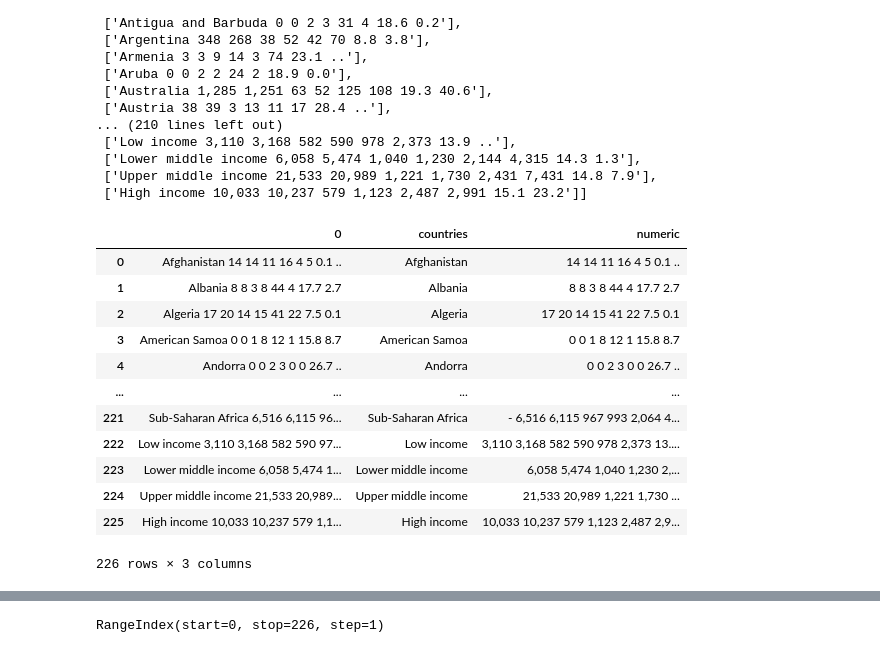
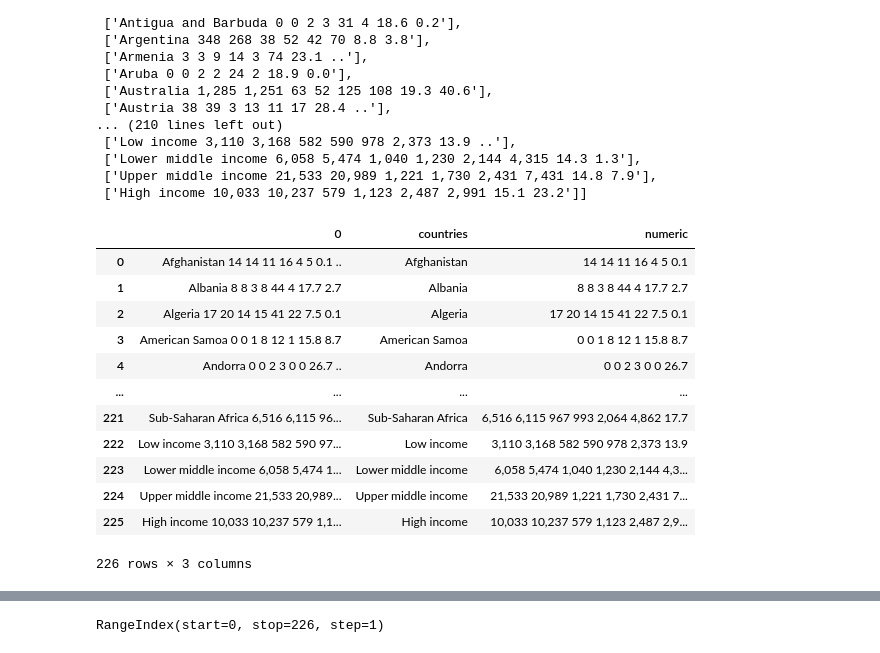
Before and after one commit to Ulli-Aech/Project_Data_Thieves, a Jupyter notebook: Deforestation.ipynb, the cells around one changed output, grey strips where cells are left out. Saved outputs shown, nothing was run; the diff lists cells and outputs as text; code cells hidden in the pictures.

```diff
--- a/Deforestation.ipynb
+++ b/Deforestation.ipynb
@@ -55,37 +62,30 @@ rows
  ['Upper middle income 21,533 20,989 1,221 1,730 2,431 7,431 14.8 7.9'],
  ['High income 10,033 10,237 579 1,123 2,487 2,991 15.1 23.2']]
 # %%
+#create a dataframe
 
 df = pd.DataFrame(rows)
 
-df
-
-#[[:alpha:]]+/g
-
-#df["countries"]=df[0].str.extract('([A-Za-z]+[A-Za-z])')
+#apply regex to split numeric and non numeric values
 
 df["countries"]=df[0].str.extract('(\D+)')
 
-df
+df["numeric"]=df[0].str.extract('(\d.*\d)')
 
-#df["numeric"]=df[0].str.extract('(\d+\s+\.\,)')
-
-df["numeric"]=df[0].str.replace('([A-Za-z])',' ')
-
-df.columns
+#check
 
 df
 # %% [output]
 |  | 0 | countries | numeric |
-| 0 | Afghanistan 14 14 11 16 4 5 0.1 .. | Afghanistan | 14 14 11 16 4 5 0.1 .. |
+| 0 | Afghanistan 14 14 11 16 4 5 0.1 .. | Afghanistan | 14 14 11 16 4 5 0.1 |
 | 1 | Albania 8 8 3 8 44 4 17.7 2.7 | Albania | 8 8 3 8 44 4 17.7 2.7 |
 | 2 | Algeria 17 20 14 15 41 22 7.5 0.1 | Algeria | 17 20 14 15 41 22 7.5 0.1 |
 | 3 | American Samoa 0 0 1 8 12 1 15.8 8.7 | American Samoa | 0 0 1 8 12 1 15.8 8.7 |
-| 4 | Andorra 0 0 2 3 0 0 26.7 .. | Andorra | 0 0 2 3 0 0 26.7 .. |
+| 4 | Andorra 0 0 2 3 0 0 26.7 .. | Andorra | 0 0 2 3 0 0 26.7 |
 | ... | ... | ... | ... |
-| 221 | Sub-Saharan Africa 6,516 6,115 96... | Sub-Saharan Africa | - 6,516 6,115 967 993 2,064 4... |
-| 222 | Low income 3,110 3,168 582 590 97... | Low income | 3,110 3,168 582 590 978 2,373 13.... |
-| 223 | Lower middle income 6,058 5,474 1... | Lower middle income | 6,058 5,474 1,040 1,230 2,... |
-| 224 | Upper middle income 21,533 20,989... | Upper middle income | 21,533 20,989 1,221 1,730 ... |
+| 221 | Sub-Saharan Africa 6,516 6,115 96... | Sub-Saharan Africa | 6,516 6,115 967 993 2,064 4,862 17.7 |
+| 222 | Low income 3,110 3,168 582 590 97... | Low income | 3,110 3,168 582 590 978 2,373 13.9 |
+| 223 | Lower middle income 6,058 5,474 1... | Lower middle income | 6,058 5,474 1,040 1,230 2,144 4,3... |
+| 224 | Upper middle income 21,533 20,989... | Upper middle income | 21,533 20,989 1,221 1,730 2,431 7... |
 | 225 | High income 10,033 10,237 579 1,1... | High income | 10,033 10,237 579 1,123 2,487 2,9... |
 226 rows × 3 columns
```
Also changed, not shown: parts of 26 cells of this notebook.
